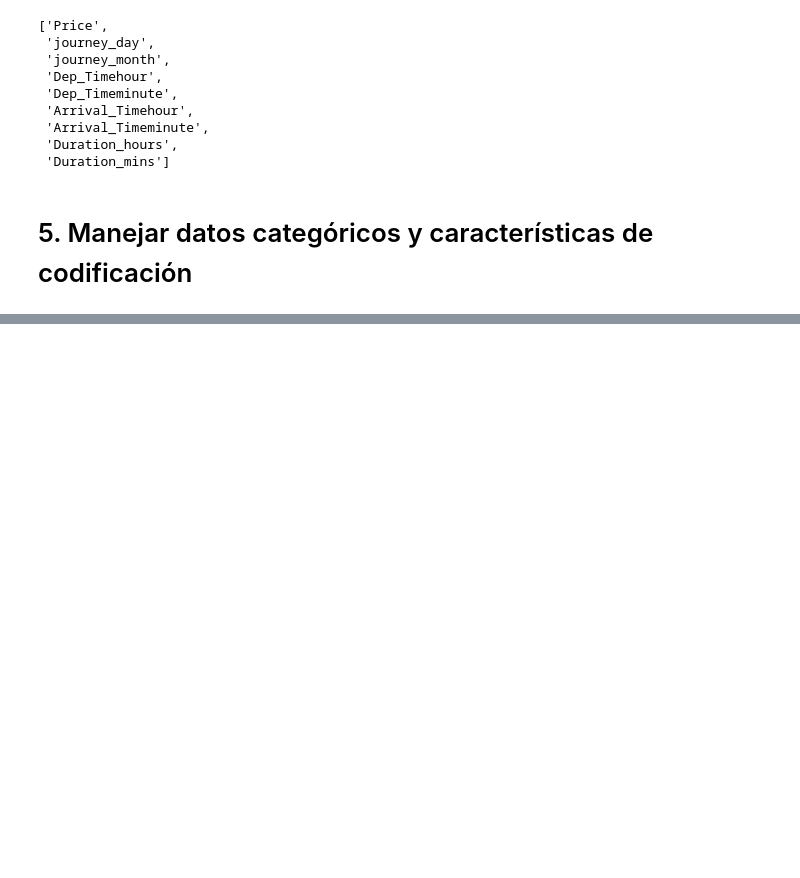
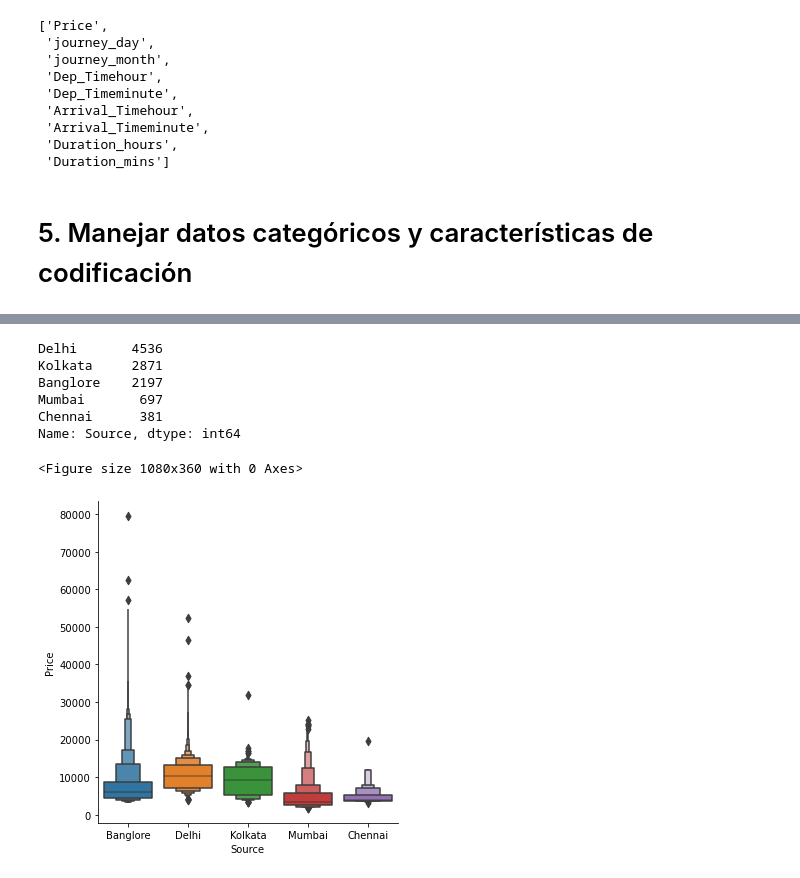
Before and after one commit to Data-Analysis-Projects-Udemy/Project-6-Predict-Fare-of-Airlines-, a Jupyter notebook: flight_price_deploy.ipynb, the cells around one changed output, grey strips where cells are left out. Cells and saved outputs as stored; diff of their text form; code cells hidden in the pictures; blank space fills up the shorter version.

```diff
--- a/flight_price_deploy.ipynb
+++ b/flight_price_deploy.ipynb
@@ -251,0 +319,18 @@ cont_col
+# %%
+categorical['Source'].value_counts()
+# %% [output]
+Delhi       4536
+Kolkata     2871
+Banglore    2197
+Mumbai       697
+Chennai      381
+Name: Source, dtype: int64
+# %%
+# Source vs Price
+
+plt.figure(figsize=(15,5))
+sns.catplot(y='Price',x='Source',data=train_data.sort_values('Price',ascending=False),kind='boxen')
+plt.savefig("./images/source.png")
+# %% [output]
+<Figure size 1080x360 with 0 Axes>
+[figure, added]
```
Also changed, not shown: parts of 27 cells of this notebook, 9 other files.
